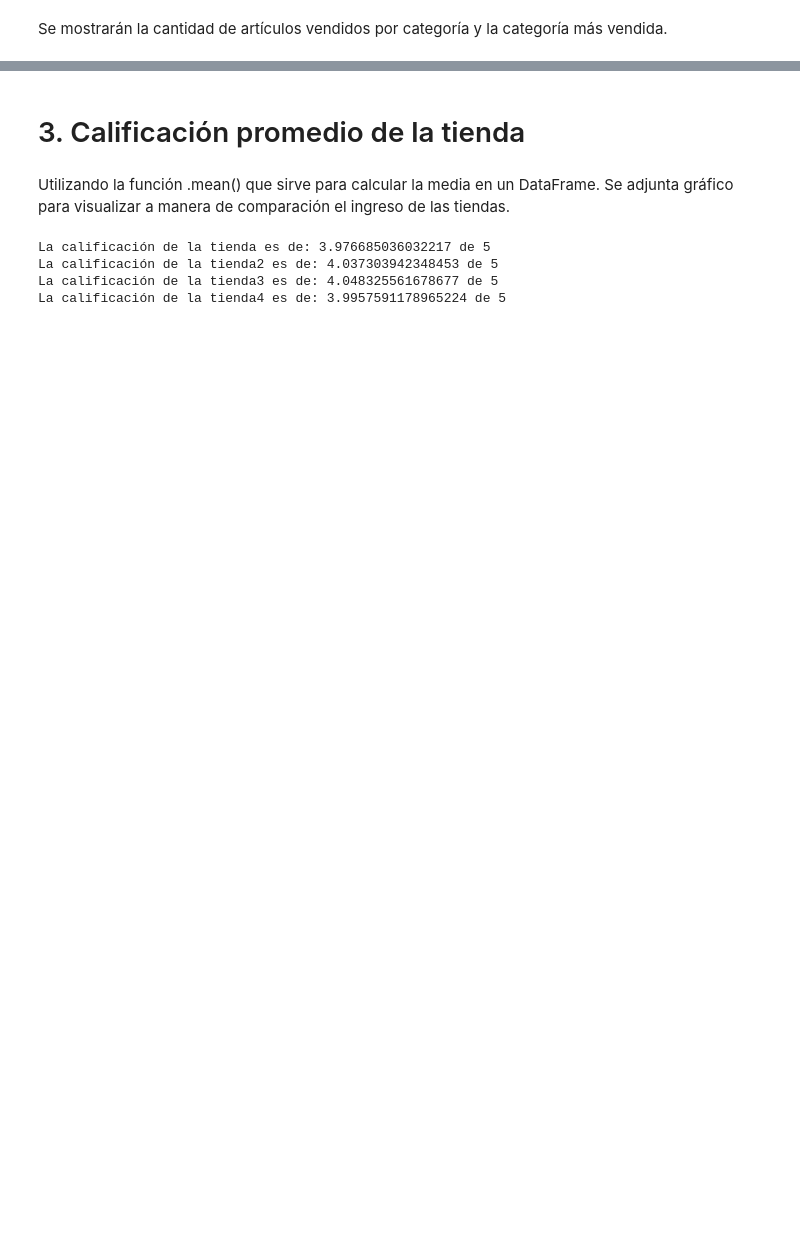
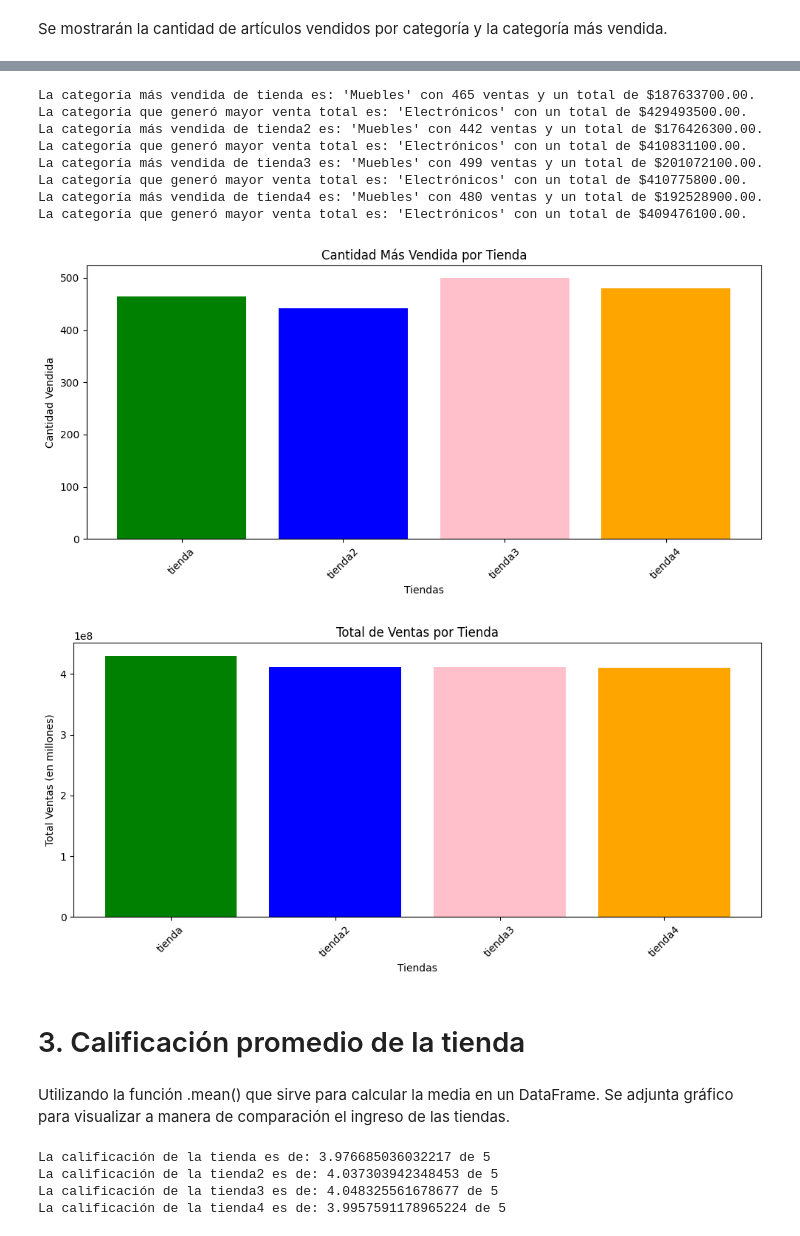
Before and after one commit to artbelgum/Challenge-Alura-Store, a Jupyter notebook: Challenge_1_Alura_Store.ipynb, the cells around one changed output, grey strips where cells are left out. Drawn from its saved outputs; the diff is of its cells as text; code cells hidden in the pictures; blank space fills up the shorter version.

```diff
--- a/Challenge_1_Alura_Store.ipynb
+++ b/Challenge_1_Alura_Store.ipynb
@@ -174,3 +145,75 @@ La categoría que generó mayor venta total es: 'Electrónicos' con un total de
+# %%
+import matplotlib.pyplot as plt
+
+def categoria_mas_vendido(tiendas, columna_categoria, columna_ventas):
+    categorias_mas_vendidas = []
+    cantidades_mas_vendidas = []
+    categorias_mayor_venta = []
+    totales_mayor_venta = []
+
+    for nombre_df, df in tiendas.items():
+        cantidad_por_categoria = df[columna_categoria].value_counts()
+        ventas_por_categoria = df.groupby(columna_categoria)[columna_ventas].sum()
+
+        categoria_mas_vendida = cantidad_por_categoria.idxmax()
+        cantidad_mas_vendida = cantidad_por_categoria.max()
+        categoria_mayor_venta = ventas_por_categoria.idxmax()
+        total_venta_categoria_mayor = ventas_por_categoria.max()
+
+        #Almacenamiento
+        categorias_mas_vendidas.append(categoria_mas_vendida)
+        cantidades_mas_vendidas.append(cantidad_mas_vendida)
+        categorias_mayor_venta.append(categoria_mayor_venta)
+        totales_mayor_venta.append(total_venta_categoria_mayor)
+
+        # Imprimir resultados
+        print(f"La categoría más vendida de {nombre_df} es: '{categoria_mas_vendida}' con {cantidad_mas_vendida} ventas y un total de ${ventas_por_categoria[categoria_mas_vendida]:.2f}.")
+        print(f"La categoría que generó mayor venta total es: '{categoria_mayor_venta}' con un total de ${total_venta_categoria_mayor:.2f}.")
+
+    # Definir una lista de colores, para asignar un color por tienda
+    colores = ['green', 'blue', 'pink', 'orange']
+
+    # Gráfica 1: Comparación de la categoría más vendida
+    plt.figure(figsize=(10, 5))
+    plt.bar(tiendas.keys(), cantidades_mas_vendidas, color=colores)
+    plt.title('Cantidad Más Vendida por Tienda')
+    plt.xlabel('Tiendas')
+    plt.ylabel('Cantidad Vendida')
+    plt.xticks(rotation=45)
+    plt.tight_layout()
+    plt.show()
+
+    # Gráfica 2: Comparación de la categoría que generó mayor venta
+    plt.figure(figsize=(10, 5))
+    plt.bar(tiendas.keys(), totales_mayor_venta, color=colores)
+    plt.title('Total de Ventas por Tienda')
+    plt.xlabel('Tiendas')
+    plt.ylabel('Total Ventas (en millones)')
+    plt.xticks(rotation=45)
+    plt.tight_layout()
+    plt.show()
+
+# Llamadas a la función con un diccionario de tiendas
+tiendas = {
+    'tienda': tienda,
+    'tienda2': tienda2,
+    'tienda3': tienda3,
+    'tienda4': tienda4
+}
+
+# Llamadas a la función
+categoria_mas_vendido(tiendas, 'Categoría del Producto', 'Precio')
+# %% [output]
+La categoría más vendida de tienda es: 'Muebles' con 465 ventas y un total de $187633700.00.
+La categoría que generó mayor venta total es: 'Electrónicos' con un total de $429493500.00.
+La categoría más vendida de tienda2 es: 'Muebles' con 442 ventas y un total de $176426300.00.
+La categoría que generó mayor venta total es: 'Electrónicos' con un total de $410831100.00.
+La categoría más vendida de tienda3 es: 'Muebles' con 499 ventas y un total de $201072100.00.
+La categoría que generó mayor venta total es: 'Electrónicos' con un total de $410775800.00.
+La categoría más vendida de tienda4 es: 'Muebles' con 480 ventas y un total de $192528900.00.
+La categoría que generó mayor venta total es: 'Electrónicos' con un total de $409476100.00.
+[figure, added]
+[figure, added]
 # %% [markdown]
 # 3. Calificación promedio de la tienda
 # %% [markdown]
```
Also changed, not shown: parts of 8 cells of this notebook.
